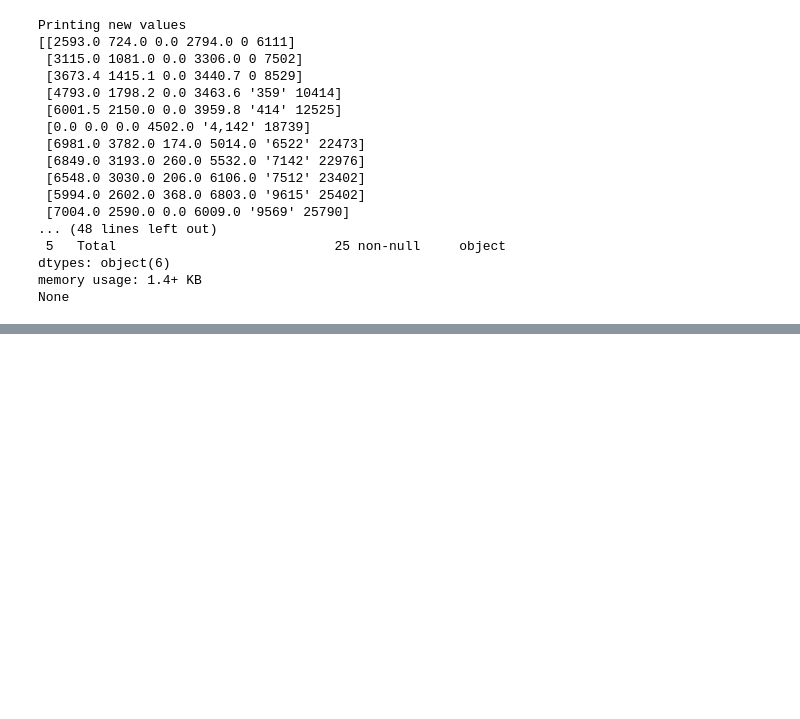
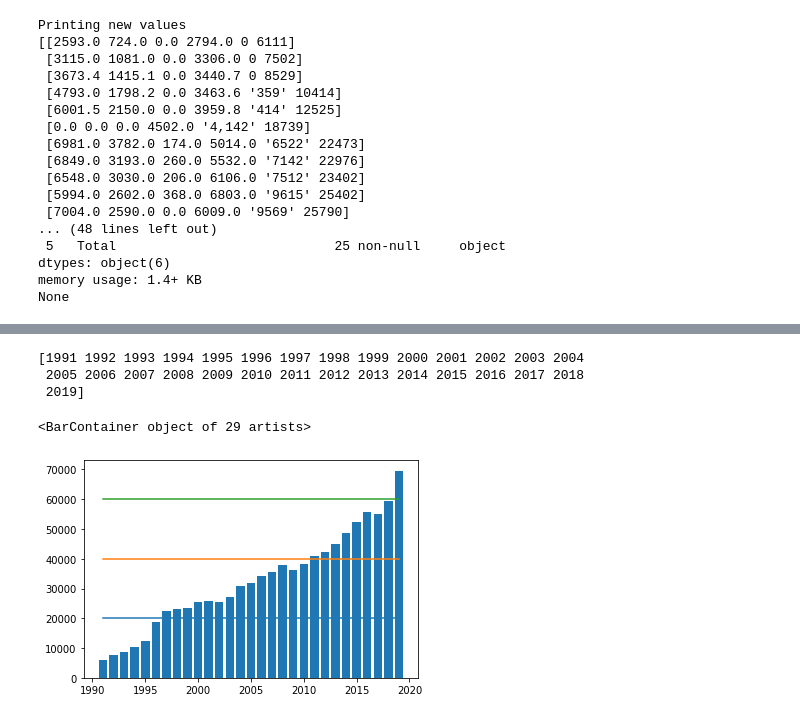
Before and after one commit to uomodellamansarda/DisneyMoviesAnalysis, a Jupyter notebook: DisneyRevenuesStreamsAnalysis.ipynb, the cells around one changed output, grey strips where cells are left out. Saved outputs shown, nothing was run; the diff lists cells and outputs as text; code cells hidden in the pictures; blank space fills up the shorter version.

```diff
--- a/DisneyRevenuesStreamsAnalysis.ipynb
+++ b/DisneyRevenuesStreamsAnalysis.ipynb
@@ -452,0 +253,20 @@ plt.show()
+# %%
+x1=20000
+x2=40000
+x3=60000
+y_range=np.arange(1991,2020)
+y1=np.full(len(y_range),x1)
+y2=np.full(len(y_range),x2)
+y3=np.full(len(y_range),x3)
+print(y_range)
+fig,ax=plt.subplots()
+ax.plot(y_range,y1)
+ax.plot(y_range,y2)
+ax.plot(y_range,y3)
+ax.bar(y_range,df_merge_2['Total'].sort_index())
+# %% [output]
+[1991 1992 1993 1994 1995 1996 1997 1998 1999 2000 2001 2002 2003 2004
+ 2005 2006 2007 2008 2009 2010 2011 2012 2013 2014 2015 2016 2017 2018
+ 2019]
+<BarContainer object of 29 artists>
+[figure, added]
```
Also changed, not shown: parts of 20 cells of this notebook.
